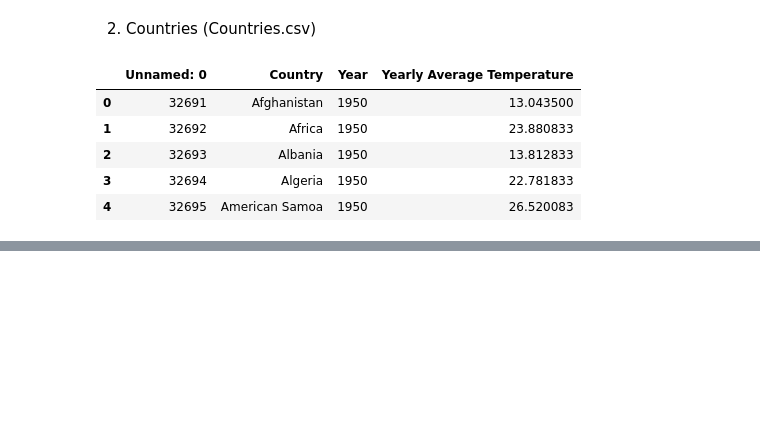
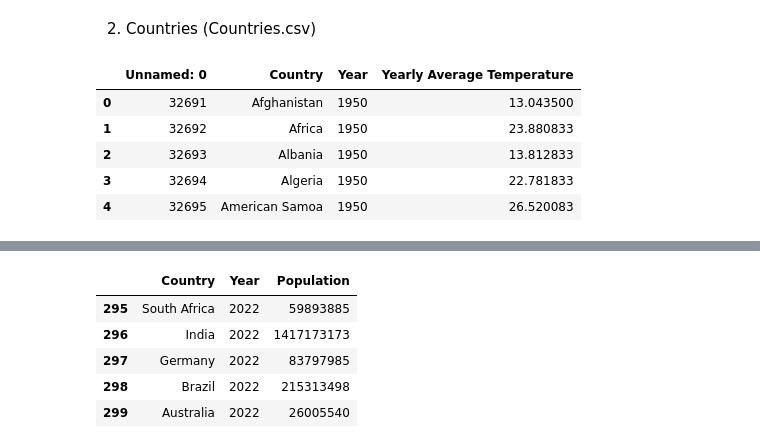
Before and after one commit to Sophiatun/Climate_Change_Analysis, a Jupyter notebook: graph_data.ipynb, the cells around one changed output, grey strips where cells are left out. Cells and saved outputs as stored; diff of their text form; code cells hidden in the pictures; blank space fills up the shorter version.

```diff
--- a/graph_data.ipynb
+++ b/graph_data.ipynb
@@ -231,0 +261,12 @@ countries_df.head()
+# %%
+# Read the "population" CSV file
+population_df = pd.read_csv('Cleaned Data/Clean_population.csv')
+
+population_df.tail()
+# %% [output]
+|  | Country | Year | Population |
+| 295 | South Africa | 2022 | 59893885 |
+| 296 | India | 2022 | 1417173173 |
+| 297 | Germany | 2022 | 83797985 |
+| 298 | Brazil | 2022 | 215313498 |
+| 299 | Australia | 2022 | 26005540 |
```
Also changed, not shown: parts of 6 cells of this notebook, 2 other files.
